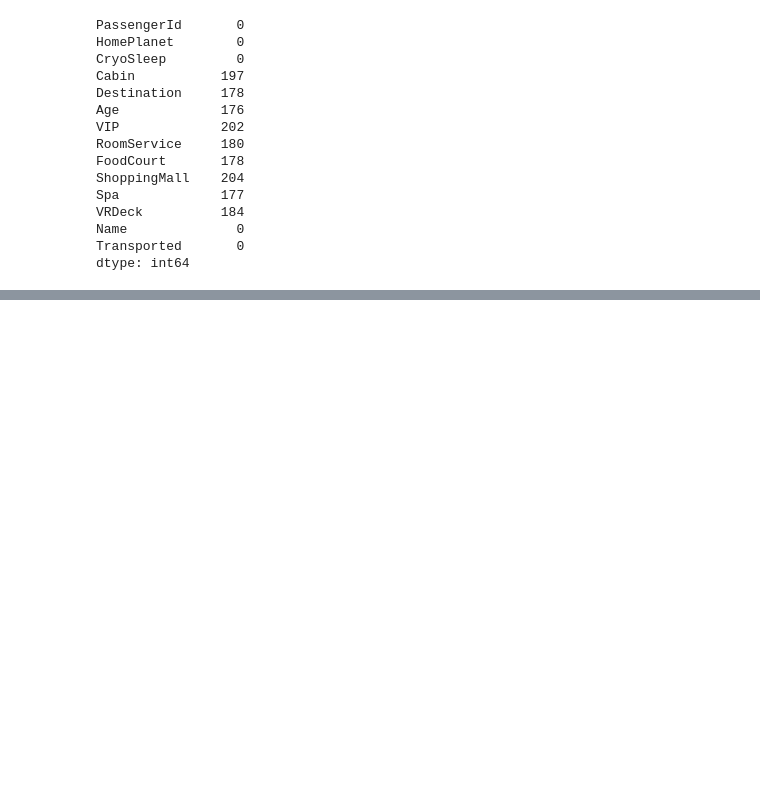
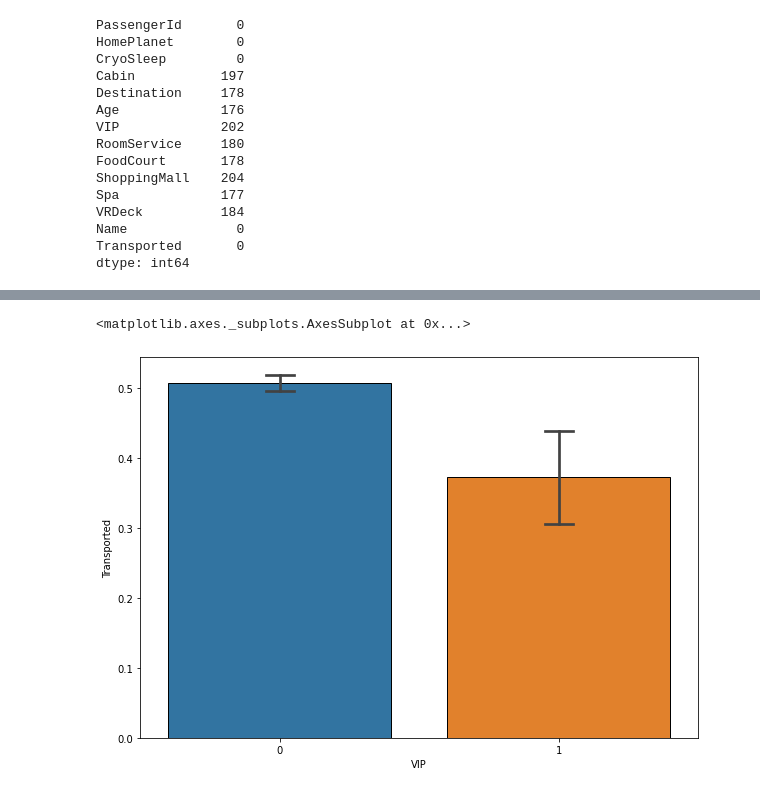
Before and after one commit to ShyamSundhar1411/My-ML-Notebooks, a Jupyter notebook: Classifications/SpaceShip_Titanic_Classification.ipynb, the cells around one changed output, grey strips where cells are left out. Drawn from its saved outputs; the diff is of its cells as text; code cells hidden in the pictures; blank space fills up the shorter version.

```diff
--- a/Classifications/SpaceShip_Titanic_Classification.ipynb
+++ b/Classifications/SpaceShip_Titanic_Classification.ipynb
@@ -154,0 +183,6 @@ sns.barplot(data=train_dataset,x="Age_Bin",y="Transported",hue = "Age_Bin")
+# %%
+plt.figure(figsize=(10,7))
+sns.barplot(data=train_dataset,x = "VIP",y="Transported",capsize=0.1, edgecolor='k')
+# %% [output]
+<matplotlib.axes._subplots.AxesSubplot at 0x...>
+[figure, added]
```
Also changed, not shown: parts of 11 cells of this notebook.
